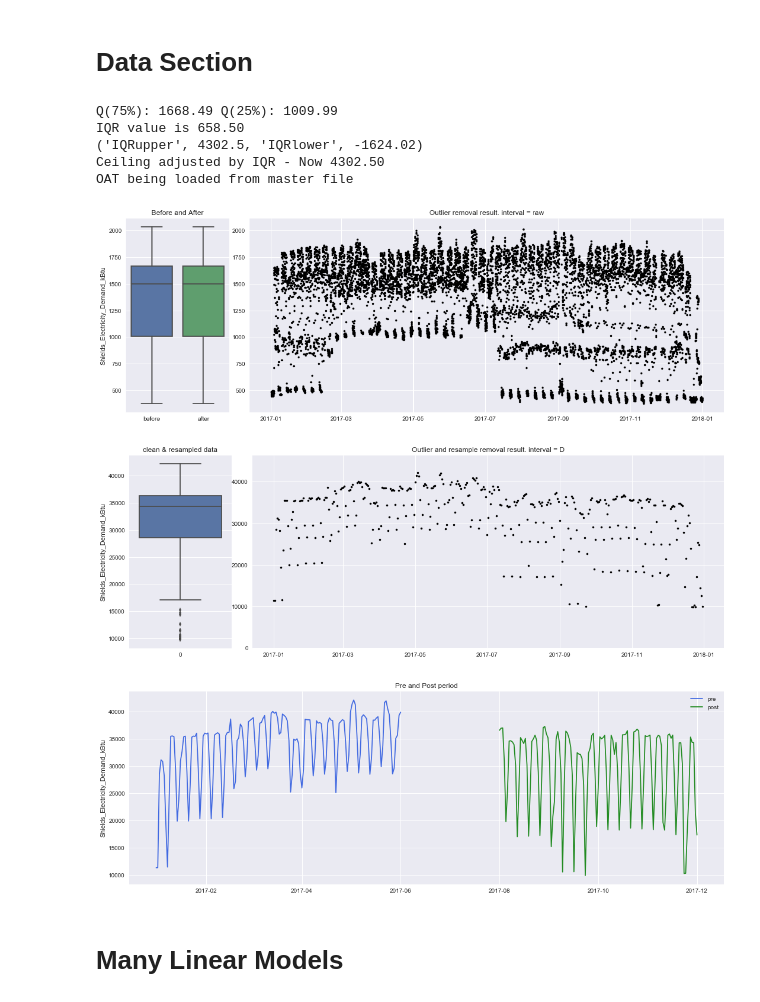
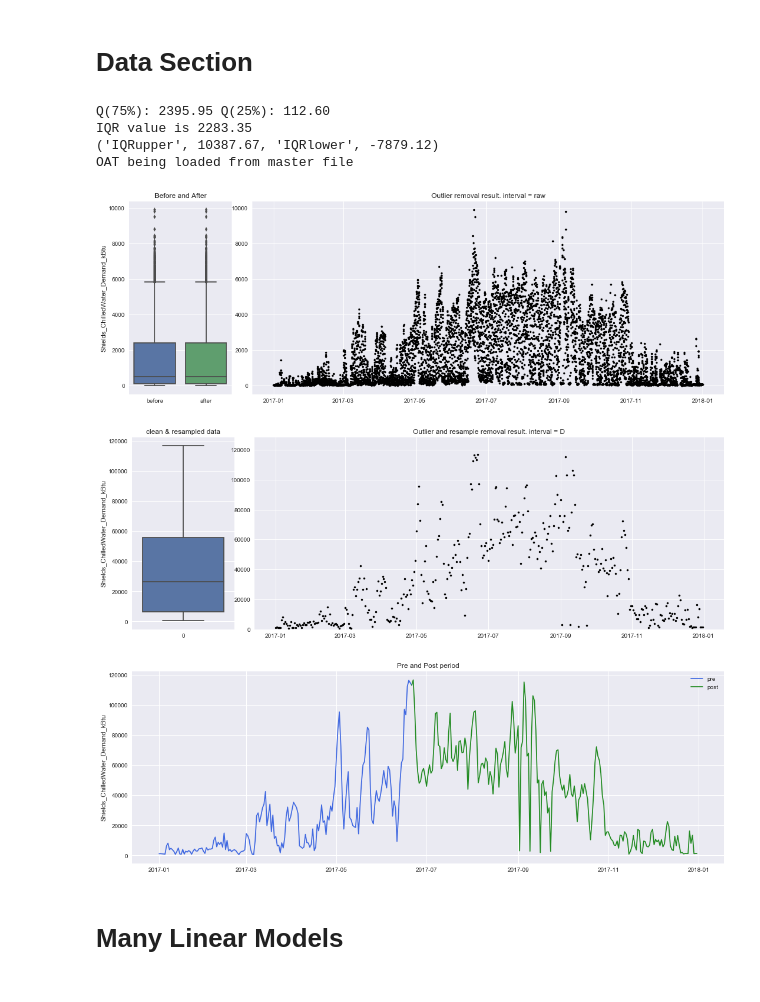
Before and after one commit to Ckoshnick/MnV-Tool, a Jupyter notebook: CK MnV v14.ipynb, the cells around one changed output. Cells and saved outputs as stored; diff of their text form; code cells hidden in the pictures.

```diff
--- a/CK MnV v14.ipynb
+++ b/CK MnV v14.ipynb
@@ -56,33 +56,34 @@ Shields_Steam_Demand_kBtu                         3 / 3
 # %% [markdown]
 # Data Section
 # %%
-dataParams = {'column': 1,
-              'IQRmult' : 4.0,
+
+dataParams = {'column': 0,
+              'IQRmult' : 3.5,
               'IQR' : 'y',
               'resampleRate' : 'D', #'D' for daily 'H' for hourly
               'OATsource' : 'file', #'self' or 'file'
               'OATname' : 'OAT', #Name of OAT column if OATsource is 'self'} #only needed with sliceType : 'ranges'
               'sliceType' : 'ranges', #half, middate, ranges
               'midDate' : '2017-01-01', #only needed with sliceType : 'middate'
-              'dateRanges' : ['2016-06-01','2017-06-01','2017-08-01','2017-12-01'], #only needed with sliceType : 'ranges'
+              'dateRanges' : ['2016-06-01','2017-06-21','2017-06-21','2018-07-30'], #only needed with sliceType : 'ranges'
              }
 
 dk = mnv.data_keeper(data, dataParams)
 dk.default_clean()
 
+
 # Plots
 dk._outlier_plot()
 dk._resampled_plot(yrange=(-100,dk.modifiedData[dk.com].max()*1.1))
 dk._pre_post_plot()
 # %% [output]
-Q(75%): 1668.49 Q(25%): 1009.99
-IQR value is 658.50
-('IQRupper', 4302.5, 'IQRlower', -1624.02)
-Ceiling adjusted by IQR - Now 4302.50
+Q(75%): 2395.95 Q(25%): 112.60
+IQR value is 2283.35
+('IQRupper', 10387.67, 'IQRlower', -7879.12)
 OAT being loaded from master file
-[figure, old version]
+[figure, new version]
-[figure, old version]
+[figure, new version]
-[figure, old version]
+[figure, new version]
 # %% [markdown]
 # Many Linear Models
 # %%
```
Also changed, not shown: parts of 5 cells of this notebook.
